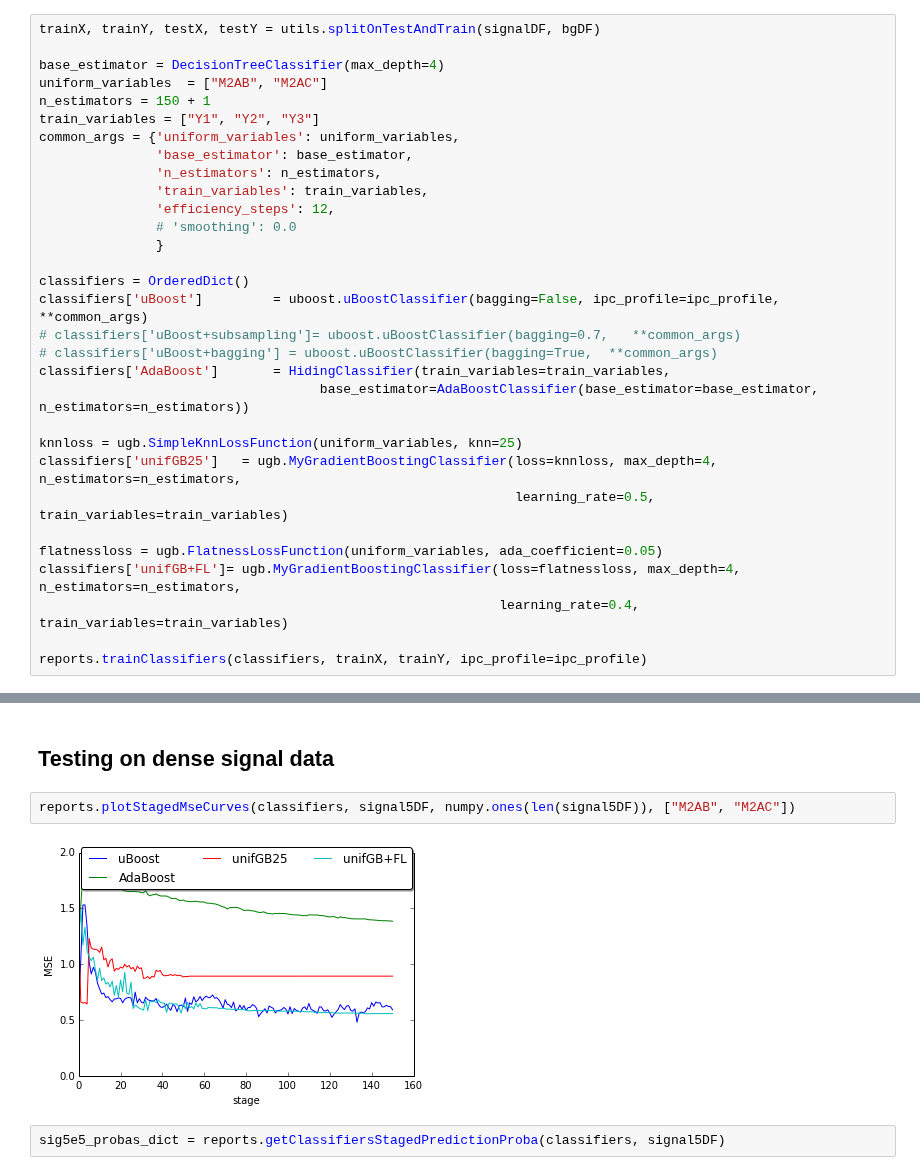
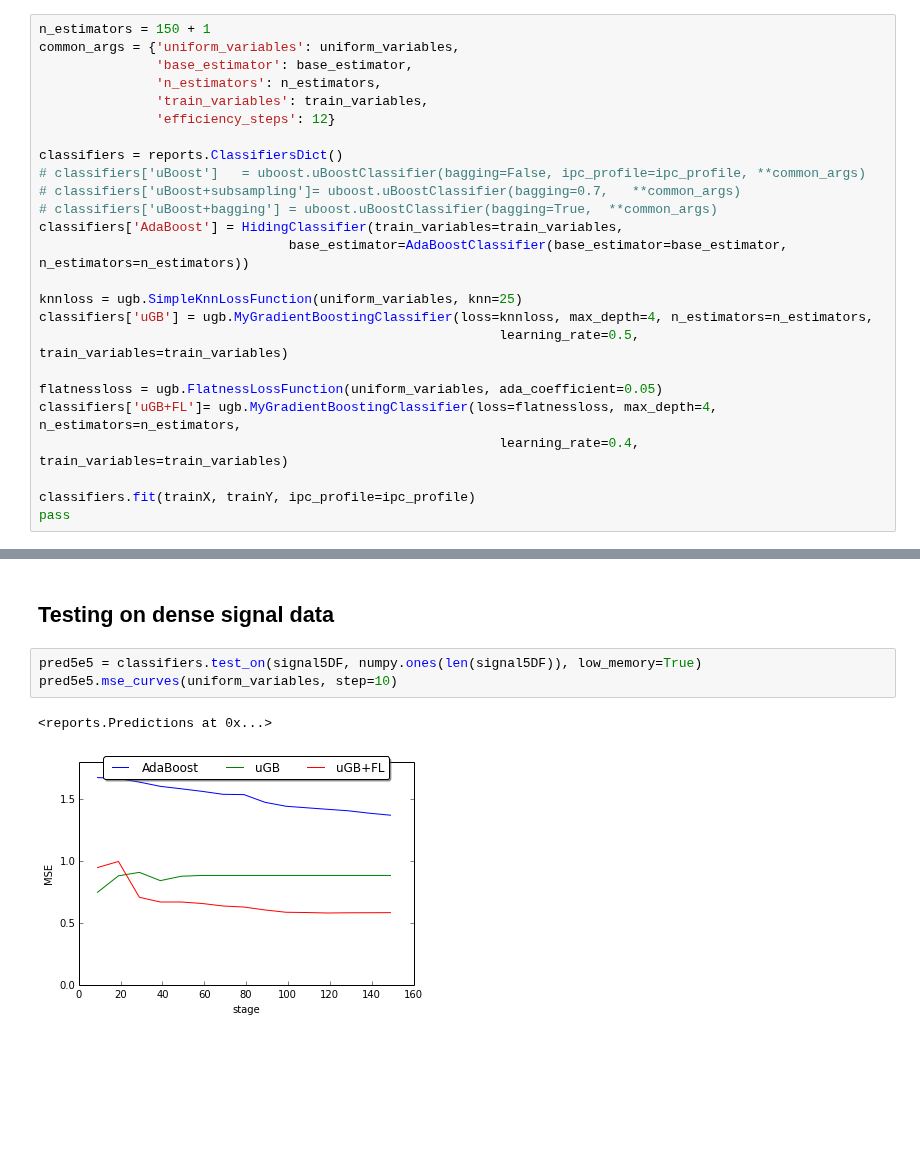
Before and after one commit to anaderi/lhcb_trigger_ml, a Jupyter notebook: IPythonWorkflow/DalitzDemo.ipynb, the cells around one changed output, grey strips where cells are left out. Cells and saved outputs as stored; diff of their text form; blank space fills up the shorter version.

Commit message:
dalitz demo was memory-optimized

```diff
--- a/IPythonWorkflow/DalitzDemo.ipynb
+++ b/IPythonWorkflow/DalitzDemo.ipynb
@@ -87,32 +88,26 @@ def printStaged2DEfficiencyReport(X, y, staged_predict_proba_dict, var_name1="M2
 # %%
-trainX, trainY, testX, testY = utils.splitOnTestAndTrain(signalDF, bgDF)
-
-base_estimator = DecisionTreeClassifier(max_depth=4)
-uniform_variables  = ["M2AB", "M2AC"]
 n_estimators = 150 + 1
-train_variables = ["Y1", "Y2", "Y3"]
 common_args = {'uniform_variables': uniform_variables,
                'base_estimator': base_estimator,
                'n_estimators': n_estimators,
                'train_variables': train_variables,
-               'efficiency_steps': 12,
-               # 'smoothing': 0.0
-               }
+               'efficiency_steps': 12}
 
-classifiers = OrderedDict()
-classifiers['uBoost']         = uboost.uBoostClassifier(bagging=False, ipc_profile=ipc_profile, **common_args)
+classifiers = reports.ClassifiersDict()
+# classifiers['uBoost']   = uboost.uBoostClassifier(bagging=False, ipc_profile=ipc_profile, **common_args)
 # classifiers['uBoost+subsampling']= uboost.uBoostClassifier(bagging=0.7,   **common_args)
 # classifiers['uBoost+bagging'] = uboost.uBoostClassifier(bagging=True,  **common_args)
-classifiers['AdaBoost']       = HidingClassifier(train_variables=train_variables,
-                                    base_estimator=AdaBoostClassifier(base_estimator=base_estimator, n_estimators=n_estimators))
+classifiers['AdaBoost'] = HidingClassifier(train_variables=train_variables,
+                                base_estimator=AdaBoostClassifier(base_estimator=base_estimator, n_estimators=n_estimators))
 
 knnloss = ugb.SimpleKnnLossFunction(uniform_variables, knn=25)
-classifiers['unifGB25']   = ugb.MyGradientBoostingClassifier(loss=knnloss, max_depth=4, n_estimators=n_estimators,
-                                                             learning_rate=0.5, train_variables=train_variables)
+classifiers['uGB'] = ugb.MyGradientBoostingClassifier(loss=knnloss, max_depth=4, n_estimators=n_estimators,
+                                                           learning_rate=0.5, train_variables=train_variables)
 
 flatnessloss = ugb.FlatnessLossFunction(uniform_variables, ada_coefficient=0.05)
-classifiers['unifGB+FL']= ugb.MyGradientBoostingClassifier(loss=flatnessloss, max_depth=4, n_estimators=n_estimators,
+classifiers['uGB+FL']= ugb.MyGradientBoostingClassifier(loss=flatnessloss, max_depth=4, n_estimators=n_estimators,
                                                            learning_rate=0.4, train_variables=train_variables)
 
-reports.trainClassifiers(classifiers, trainX, trainY, ipc_profile=ipc_profile)
+classifiers.fit(trainX, trainY, ipc_profile=ipc_profile)
+pass
 # %% [output]
@@ -129,8 +128,8 @@ reports.plotRocCurves(testY, reports.getStageOfStagedProbaDict(150, staged_proba
 # %% [markdown]
 ## Testing on dense signal data
 # %%
-reports.plotStagedMseCurves(classifiers, signal5DF, numpy.ones(len(signal5DF)), ["M2AB", "M2AC"])
+pred5e5 = classifiers.test_on(signal5DF, numpy.ones(len(signal5DF)), low_memory=True)
+pred5e5.mse_curves(uniform_variables, step=10)
 # %% [output]
+<reports.Predictions at 0x...>
-[figure, old version]
+[figure, new version]
-# %%
-sig5e5_probas_dict = reports.getClassifiersStagedPredictionProba(classifiers, signal5DF)
```
Also changed, not shown: parts of 14 cells of this notebook.
